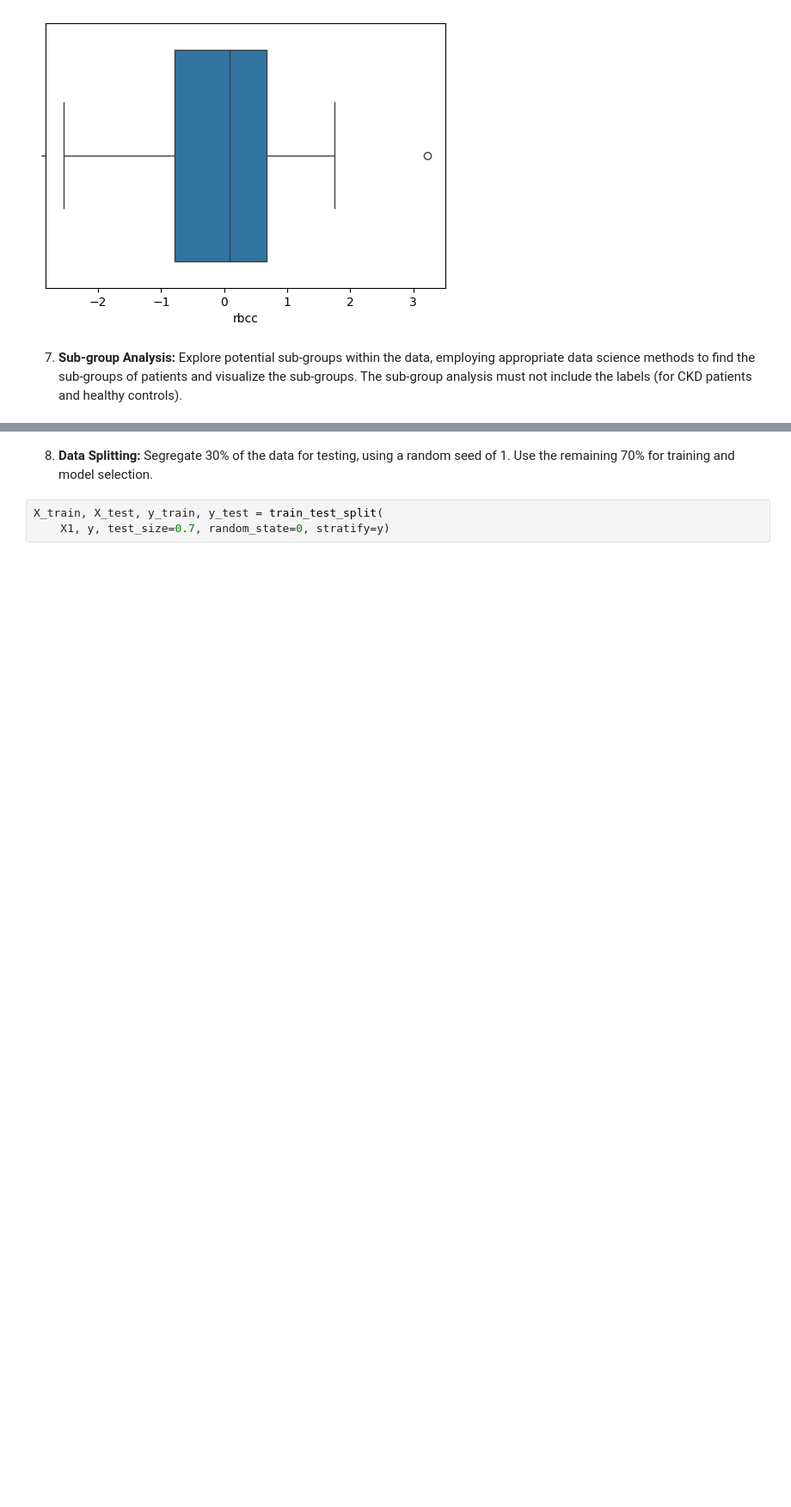
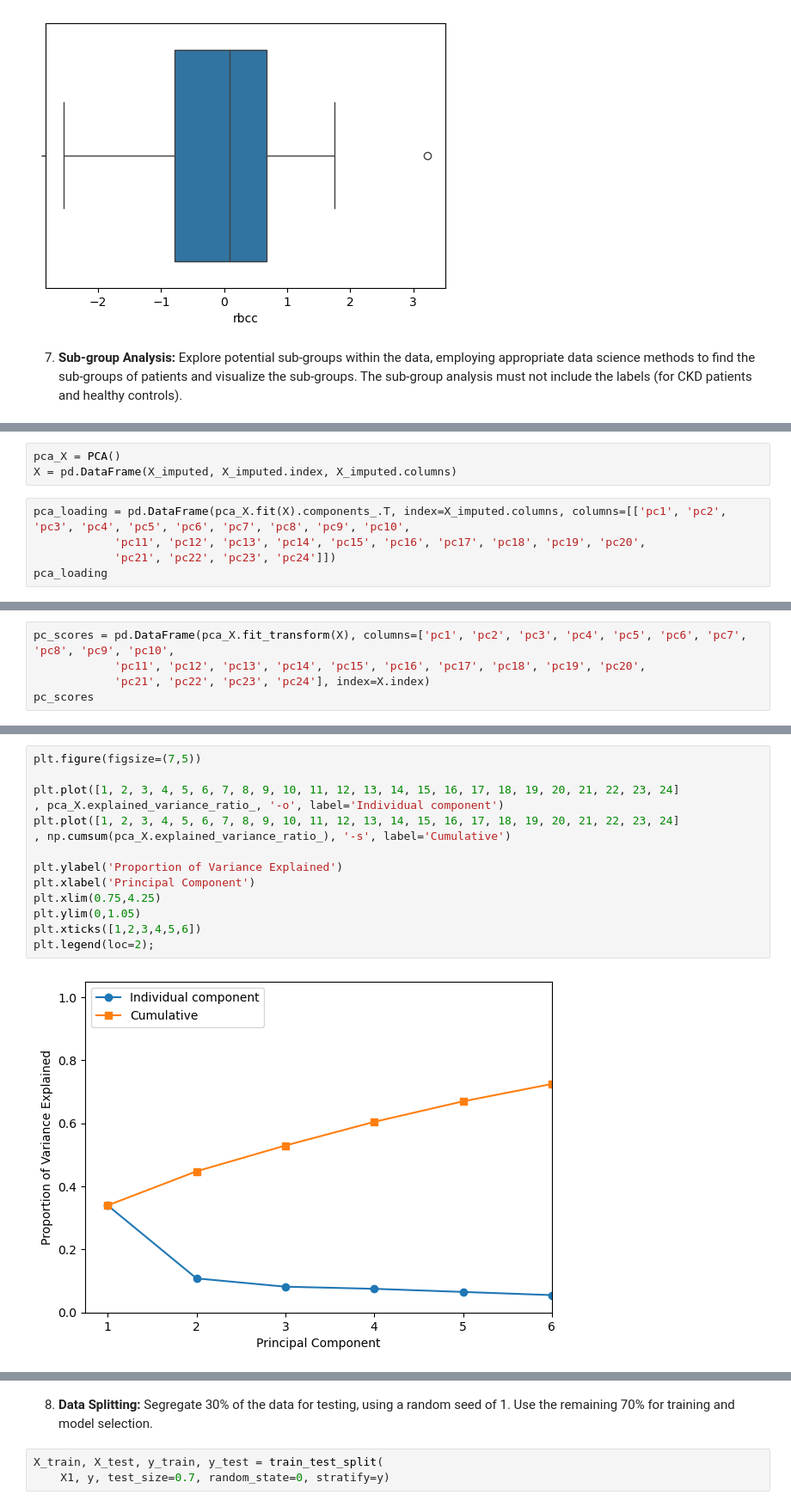
Before and after one commit to dail9/3da-assignment6, a Jupyter notebook: assignment6.ipynb, the cells around one changed output, grey strips where cells are left out. Shown at 86% size. Cells and saved outputs as stored; diff of their text form; blank space fills up the shorter version.

```diff
--- a/assignment6.ipynb
+++ b/assignment6.ipynb
@@ -681,0 +846,8 @@ for col in float_col:
+# %%
+pca_X = PCA()
+X = pd.DataFrame(X_imputed, X_imputed.index, X_imputed.columns)
+# %%
+pca_loading = pd.DataFrame(pca_X.fit(X).components_.T, index=X_imputed.columns, columns=[['pc1', 'pc2', 'pc3', 'pc4', 'pc5', 'pc6', 'pc7', 'pc8', 'pc9', 'pc10',
+            'pc11', 'pc12', 'pc13', 'pc14', 'pc15', 'pc16', 'pc17', 'pc18', 'pc19', 'pc20',
+            'pc21', 'pc22', 'pc23', 'pc24']])
+pca_loading
@@ -681,0 +873,5 @@ for col in float_col:
+# %%
+pc_scores = pd.DataFrame(pca_X.fit_transform(X), columns=['pc1', 'pc2', 'pc3', 'pc4', 'pc5', 'pc6', 'pc7', 'pc8', 'pc9', 'pc10',
+            'pc11', 'pc12', 'pc13', 'pc14', 'pc15', 'pc16', 'pc17', 'pc18', 'pc19', 'pc20',
+            'pc21', 'pc22', 'pc23', 'pc24'], index=X.index)
+pc_scores
@@ -681,0 +913,16 @@ for col in float_col:
+# %%
+plt.figure(figsize=(7,5))
+
+plt.plot([1, 2, 3, 4, 5, 6, 7, 8, 9, 10, 11, 12, 13, 14, 15, 16, 17, 18, 19, 20, 21, 22, 23, 24]
+, pca_X.explained_variance_ratio_, '-o', label='Individual component')
+plt.plot([1, 2, 3, 4, 5, 6, 7, 8, 9, 10, 11, 12, 13, 14, 15, 16, 17, 18, 19, 20, 21, 22, 23, 24]
+, np.cumsum(pca_X.explained_variance_ratio_), '-s', label='Cumulative')
+
+plt.ylabel('Proportion of Variance Explained')
+plt.xlabel('Principal Component')
+plt.xlim(0.75,4.25)
+plt.ylim(0,1.05)
+plt.xticks([1,2,3,4,5,6])
+plt.legend(loc=2);
+# %% [output]
+[figure, added]
```
Also changed, not shown: parts of 24 cells of this notebook.
